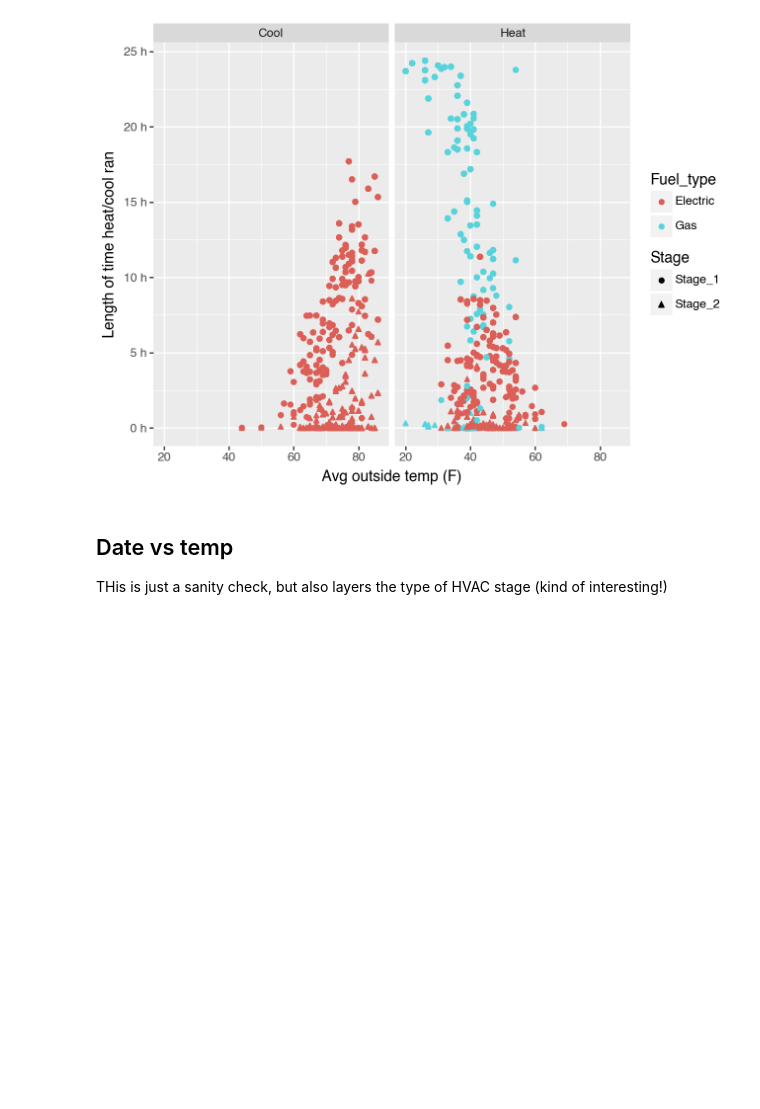
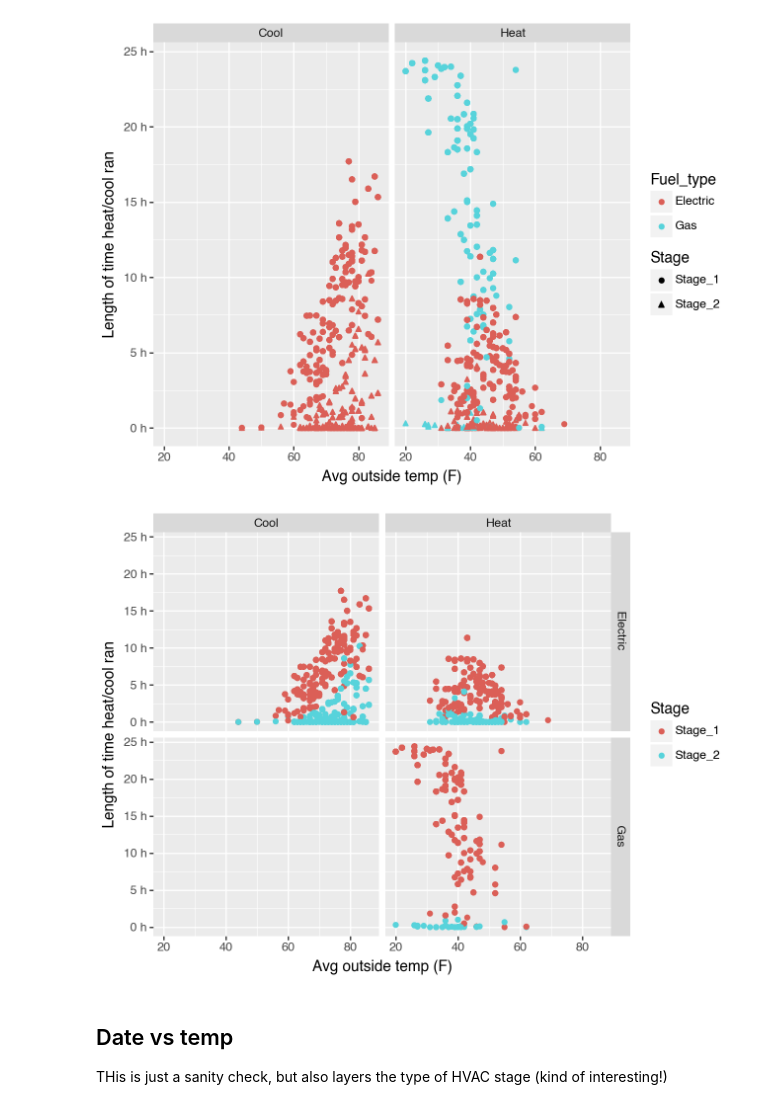
Before and after one commit to sbs87/Random_Projects, a Jupyter notebook: hvac_usage/HVAC_vs_Temp.ipynb, the cells around one changed output. Cells and saved outputs as stored; diff of their text form; code cells hidden in the pictures; blank space fills up the shorter version.

```diff
--- a/hvac_usage/HVAC_vs_Temp.ipynb
+++ b/hvac_usage/HVAC_vs_Temp.ipynb
@@ -363,6 +411,15 @@ from plotnine import element_text,theme
         )
 # %% [output]
 [figure]
+# %%
+(ggplot(total_time_tavg_df,aes("value","total_time",color="Stage")) +
+ geom_point()+
+  ylab("Length of time heat/cool ran")+
+ xlab("Avg outside temp (F)")+
+ facet_grid("Fuel_type~HVAV_state")
+        )
+# %% [output]
+[figure, added]
 # %% [markdown]
 ## Date vs temp
 THis is just a sanity check, but also layers the type of HVAC stage (kind of interesting!)
```
Also changed, not shown: parts of 19 cells of this notebook.
